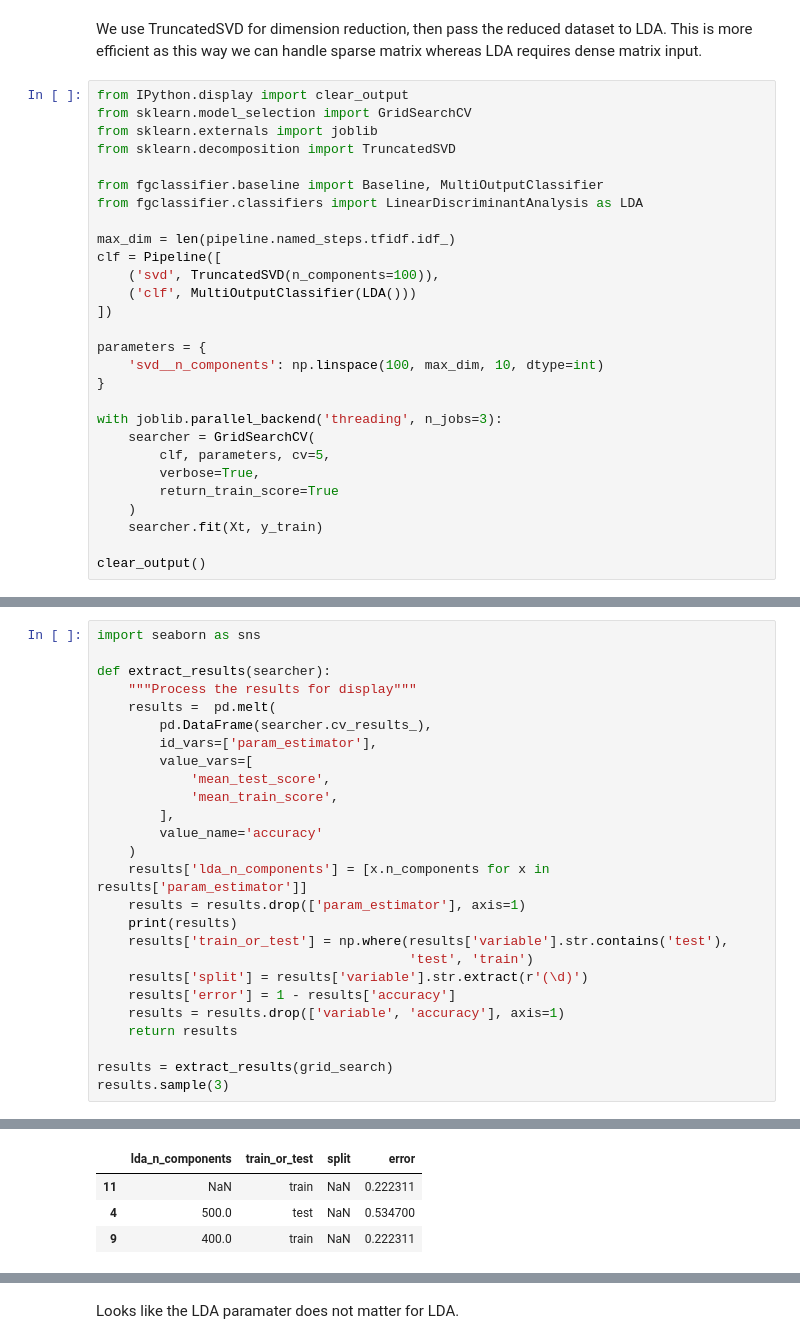
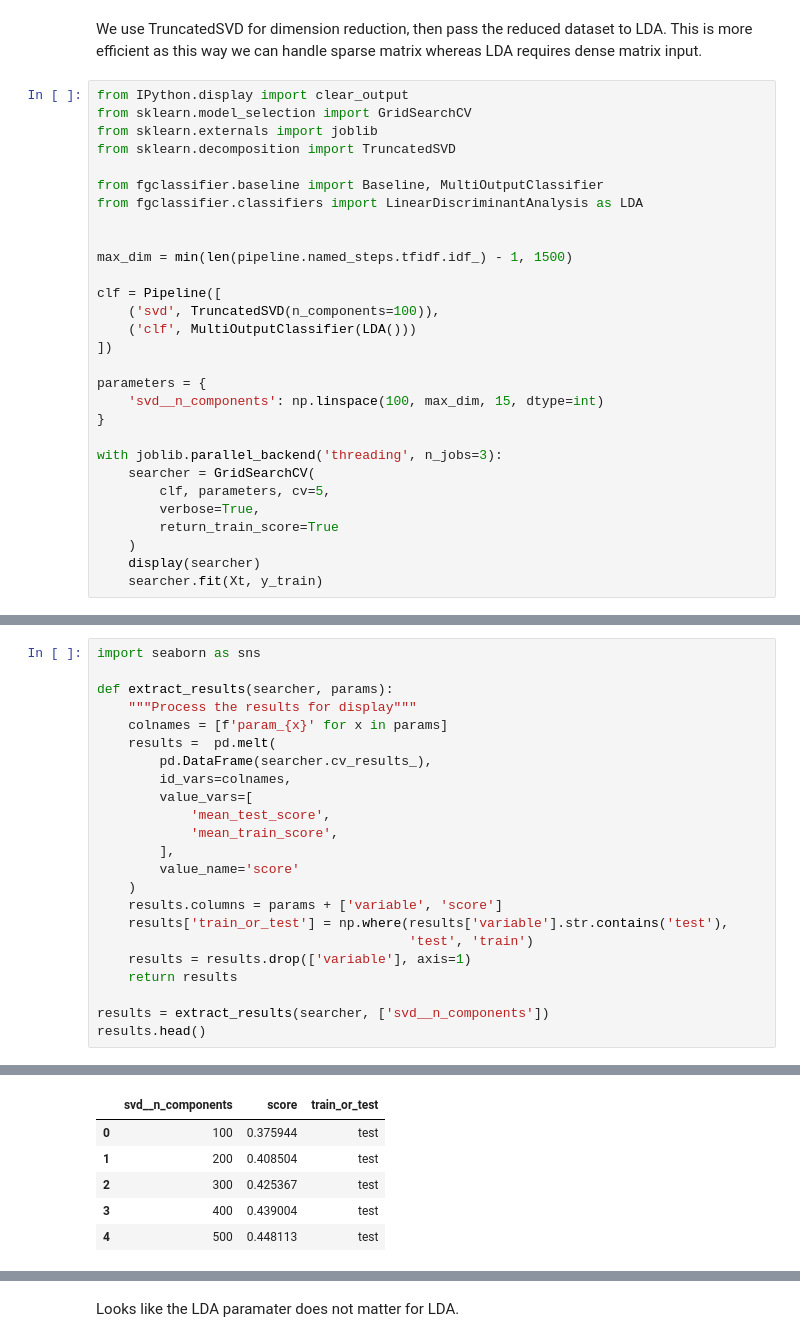
Before and after one commit to ktmud/fsauor2018, a Jupyter notebook: notebooks/2.1.2 Fine Tuning (LDA).ipynb, the cells around one changed output, grey strips where cells are left out. Cells and saved outputs as stored; diff of their text form.

```diff
--- a/notebooks/2.1.2 Fine Tuning (LDA).ipynb
+++ b/notebooks/2.1.2 Fine Tuning (LDA).ipynb
@@ -76,14 +93,16 @@ from sklearn.decomposition import TruncatedSVD
 from fgclassifier.baseline import Baseline, MultiOutputClassifier
 from fgclassifier.classifiers import LinearDiscriminantAnalysis as LDA
 
-max_dim = len(pipeline.named_steps.tfidf.idf_)
+
+max_dim = min(len(pipeline.named_steps.tfidf.idf_) - 1, 1500)
+
 clf = Pipeline([
     ('svd', TruncatedSVD(n_components=100)),
     ('clf', MultiOutputClassifier(LDA()))
 ])
 
 parameters = {
-    'svd__n_components': np.linspace(100, max_dim, 10, dtype=int)
+    'svd__n_components': np.linspace(100, max_dim, 15, dtype=int)
 }
 
 with joblib.parallel_backend('threading', n_jobs=3):
@@ -92,7 +111,6 @@ with joblib.parallel_backend('threading', n_jobs=3):
         verbose=True,
         return_train_score=True
     )
+    display(searcher)
     searcher.fit(Xt, y_train)
-
-clear_output()
 # %% [output]
@@ -119,27 +174,24 @@ grid_search.best_estimator_
 # %%
 import seaborn as sns
 
-def extract_results(searcher):
+def extract_results(searcher, params):
     """Process the results for display"""
+    colnames = [f'param_{x}' for x in params]
     results =  pd.melt(
         pd.DataFrame(searcher.cv_results_),
-        id_vars=['param_estimator'],
+        id_vars=colnames,
         value_vars=[
             'mean_test_score',
             'mean_train_score',
         ],
-        value_name='accuracy'
+        value_name='score'
     )
-    results['lda_n_components'] = [x.n_components for x in results['param_estimator']]
-    results = results.drop(['param_estimator'], axis=1)
-    print(results)
+    results.columns = params + ['variable', 'score']
     results['train_or_test'] = np.where(results['variable'].str.contains('test'),
                                         'test', 'train')
-    results['split'] = results['variable'].str.extract(r'(\d)')
-    results['error'] = 1 - results['accuracy']
-    results = results.drop(['variable', 'accuracy'], axis=1)
+    results = results.drop(['variable'], axis=1)
     return results
 
-results = extract_results(grid_search)
-results.sample(3)
+results = extract_results(searcher, ['svd__n_components'])
+results.head()
 # %% [output]
@@ -159,4 +198,6 @@ results.sample(3)
-|  | lda_n_components | train_or_test | split | error |
-| 11 | NaN | train | NaN | 0.222311 |
-| 4 | 500.0 | test | NaN | 0.534700 |
-| 9 | 400.0 | train | NaN | 0.222311 |
+|  | svd__n_components | score | train_or_test |
+| 0 | 100 | 0.375944 | test |
+| 1 | 200 | 0.408504 | test |
+| 2 | 300 | 0.425367 | test |
+| 3 | 400 | 0.439004 | test |
+| 4 | 500 | 0.448113 | test |
```
Also changed, not shown: parts of 7 cells of this notebook, 17 other files.
